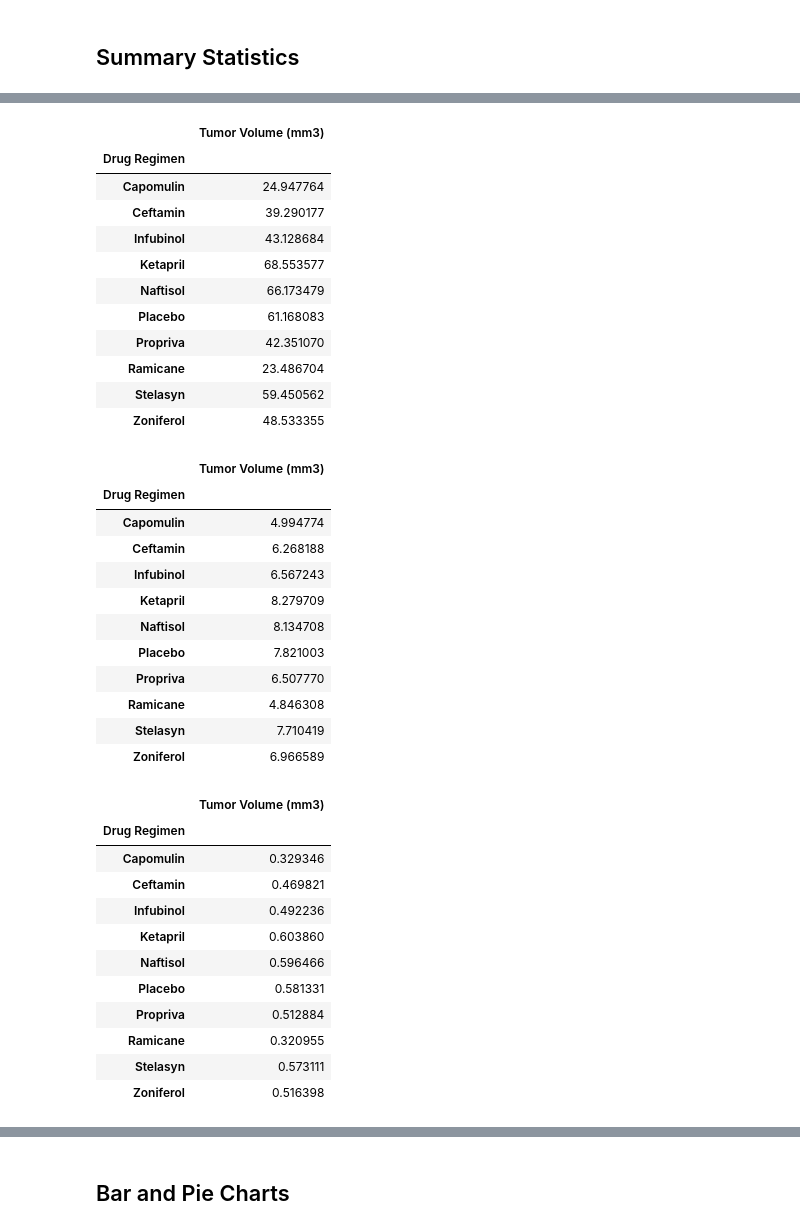
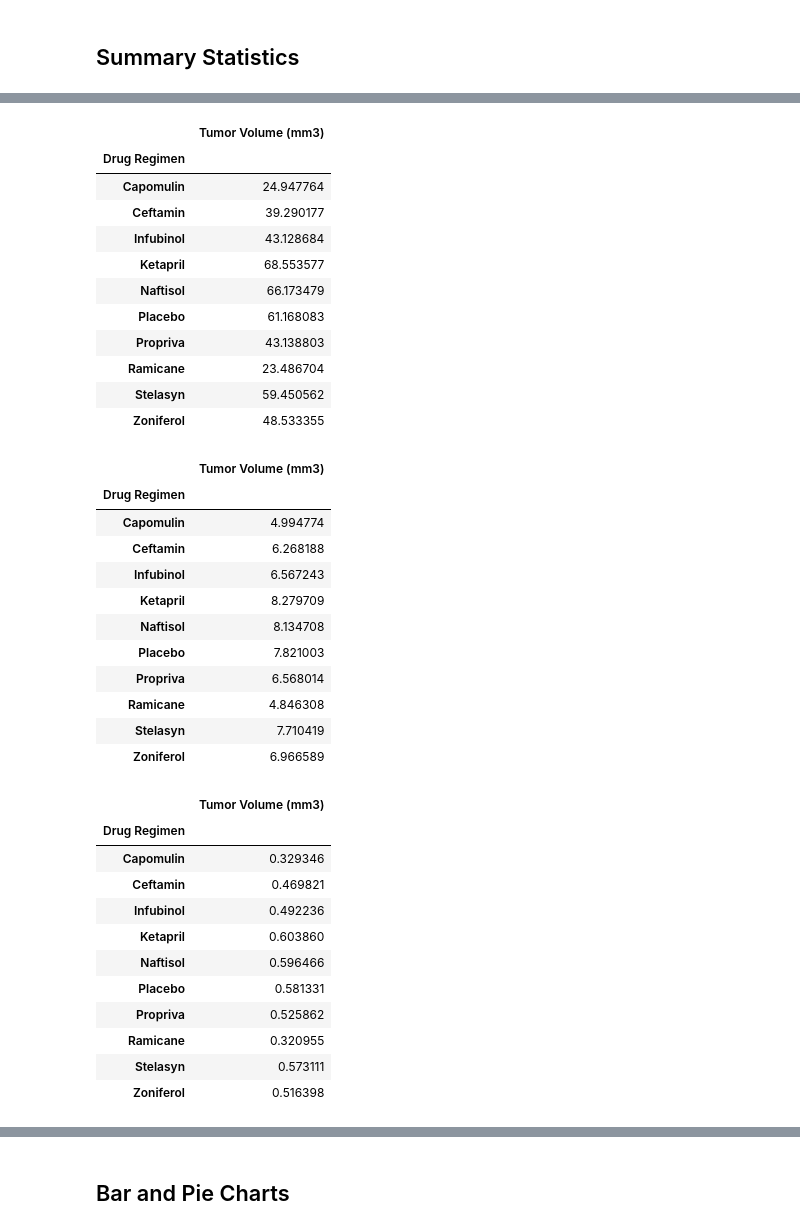
Before and after one commit to kvereda/Matplotlib-challenge, a Jupyter notebook: pymaceuticals_starter.ipynb, the cells around one changed output, grey strips where cells are left out. Cells and saved outputs as stored; diff of their text form; code cells hidden in the pictures.

```diff
--- a/pymaceuticals_starter.ipynb
+++ b/pymaceuticals_starter.ipynb
@@ -166,25 +159,25 @@ Median_tumor_volume
 | Stelasyn | 52.431737 |
 | Zoniferol | 51.818479 |
 # %%
-tumor_volume_df = combined_mice_df.groupby(["Drug Regimen"])["Tumor Volume (mm3)"]
+tumor_volume_df = new_combined_mice_df.groupby(["Drug Regimen"])["Tumor Volume (mm3)"]
 var_tumor_volume_df = tumor_volume_df.var()
 variance_tumor_volume = pd.DataFrame(var_tumor_volume_df)
 variance_tumor_volume
 # %% [output]
 |  | Tumor Volume (mm3) |
 | Drug Regimen |  |
 | Capomulin | 24.947764 |
 | Ceftamin | 39.290177 |
 | Infubinol | 43.128684 |
 | Ketapril | 68.553577 |
 | Naftisol | 66.173479 |
 | Placebo | 61.168083 |
-| Propriva | 42.351070 |
+| Propriva | 43.138803 |
 | Ramicane | 23.486704 |
 | Stelasyn | 59.450562 |
 | Zoniferol | 48.533355 |
 # %%
-tumor_volume_df = combined_mice_df.groupby(["Drug Regimen"])["Tumor Volume (mm3)"]
+tumor_volume_df = new_combined_mice_df.groupby(["Drug Regimen"])["Tumor Volume (mm3)"]
 std_tumor_volume_df = tumor_volume_df.std()
 stdeviation_tumor_volume = pd.DataFrame(std_tumor_volume_df)
 stdeviation_tumor_volume
@@ -197,12 +190,12 @@ stdeviation_tumor_volume
 | Ketapril | 8.279709 |
 | Naftisol | 8.134708 |
 | Placebo | 7.821003 |
-| Propriva | 6.507770 |
+| Propriva | 6.568014 |
 | Ramicane | 4.846308 |
 | Stelasyn | 7.710419 |
 | Zoniferol | 6.966589 |
 # %%
-tumor_volume_df = combined_mice_df.groupby(["Drug Regimen"])["Tumor Volume (mm3)"]
+tumor_volume_df = new_combined_mice_df.groupby(["Drug Regimen"])["Tumor Volume (mm3)"]
 sem_tumor_volume_df = tumor_volume_df.sem()
 stderror_tumor_volume = pd.DataFrame(sem_tumor_volume_df)
 stderror_tumor_volume
@@ -215,7 +208,7 @@ stderror_tumor_volume
 | Ketapril | 0.603860 |
 | Naftisol | 0.596466 |
 | Placebo | 0.581331 |
-| Propriva | 0.512884 |
+| Propriva | 0.525862 |
 | Ramicane | 0.320955 |
 | Stelasyn | 0.573111 |
 | Zoniferol | 0.516398 |
```
Also changed, not shown: parts of 17 cells of this notebook.
